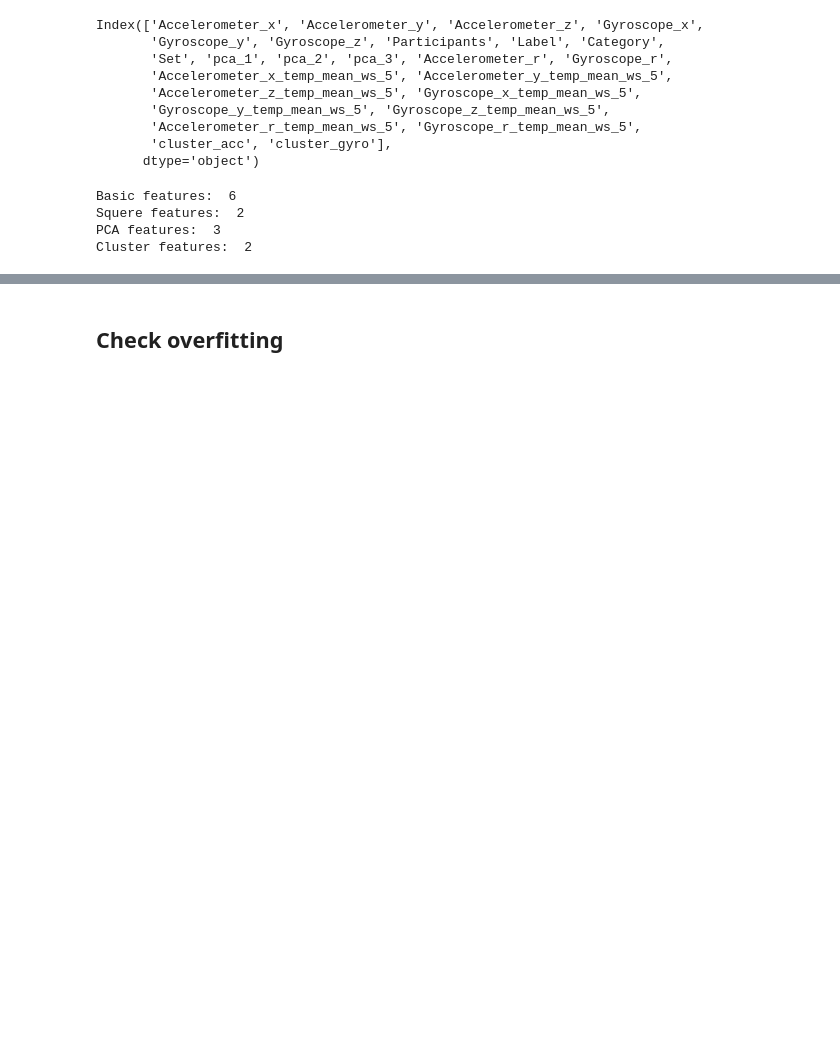
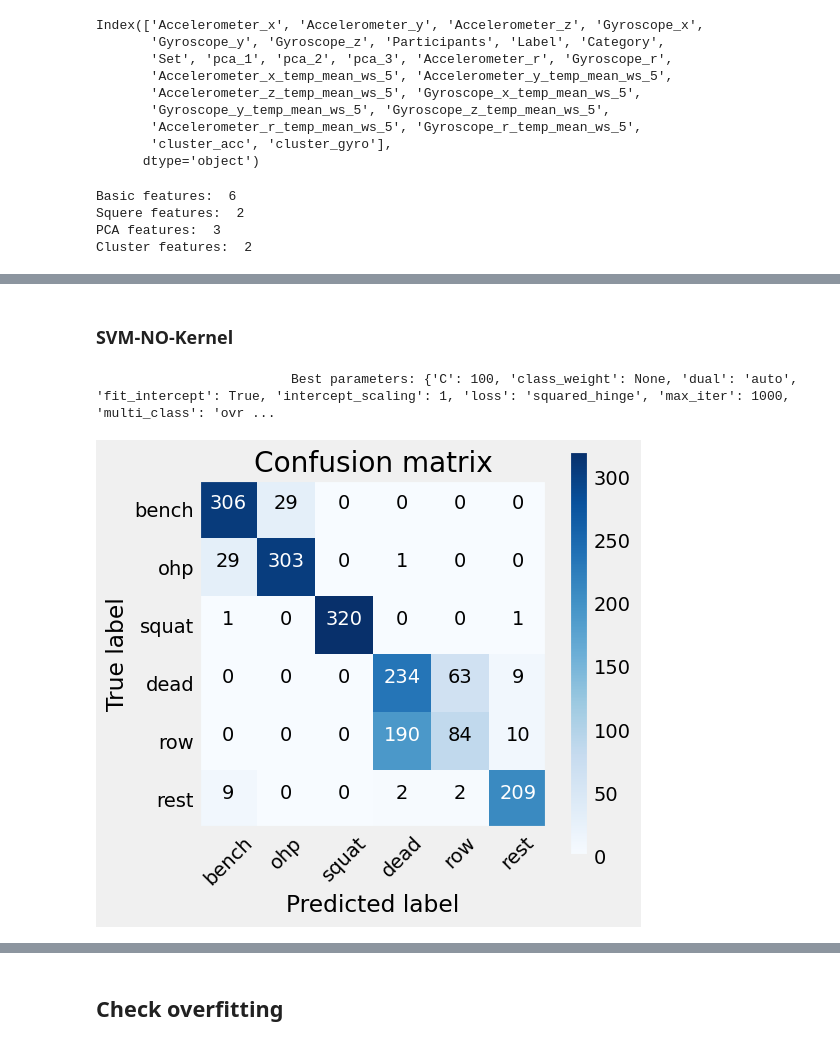
Before and after one commit to silvergjeka22/Fitness-Tracker, a Jupyter notebook: notebooks/modeling(4).ipynb, the cells around one changed output, grey strips where cells are left out. Saved outputs shown, nothing was run; the diff lists cells and outputs as text; code cells hidden in the pictures; blank space fills up the shorter version.

```diff
--- a/notebooks/modeling(4).ipynb
+++ b/notebooks/modeling(4).ipynb
@@ -264,0 +267,35 @@ plt.show()
+# %% [markdown]
+### SVM-NO-Kernel
+# %%
+selected_train_X = X_train[selected_features]
+selected_test_X = X_test[selected_features]
+
+cm = confusion_matrix(y_test, learner.svm_without_kernel(selected_train_X, y_train, selected_test_X)[1], labels=labels)
+
+# create confusion matrix for cm
+classes = y.unique()
+
+plt.figure(figsize=(5, 5))
+plt.imshow(cm, interpolation="nearest", cmap=plt.cm.Blues)
+plt.title("Confusion matrix")
+plt.colorbar()
+tick_marks = np.arange(len(classes))
+plt.xticks(tick_marks, classes, rotation=45)
+plt.yticks(tick_marks, classes)
+
+thresh = cm.max() / 2.0
+for i, j in itertools.product(range(cm.shape[0]), range(cm.shape[1])):
+    plt.text(
+        j,
+        i,
+        format(cm[i, j]),
+        horizontalalignment="center",
+        color="white" if cm[i, j] > thresh else "black",
+    )
+plt.ylabel("True label")
+plt.xlabel("Predicted label")
+plt.grid(False)
+plt.show()
+# %% [output]
+                         Best parameters: {'C': 100, 'class_weight': None, 'dual': 'auto', 'fit_intercept': True, 'intercept_scaling': 1, 'loss': 'squared_hinge', 'max_iter': 1000, 'multi_class': 'ovr ...
+[figure, added]
```
Also changed, not shown: parts of 28 cells of this notebook, 4 other files.
